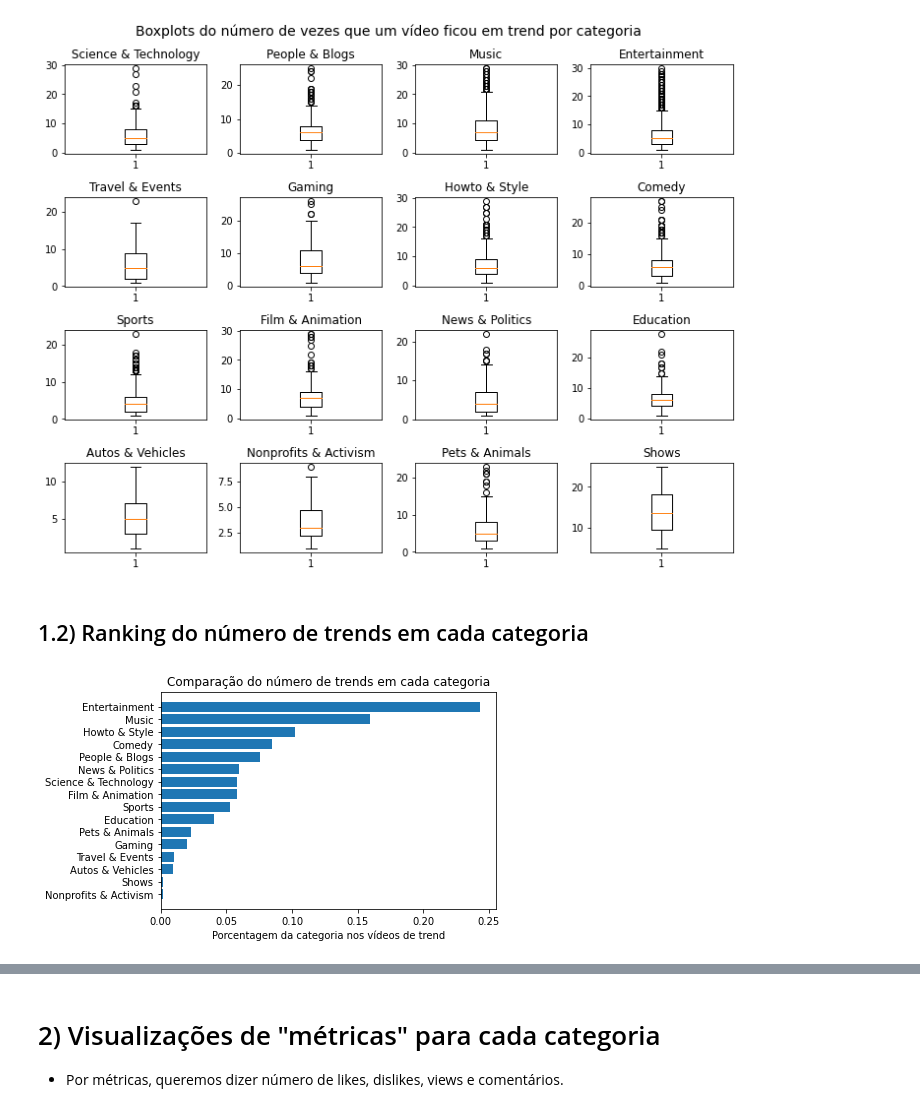
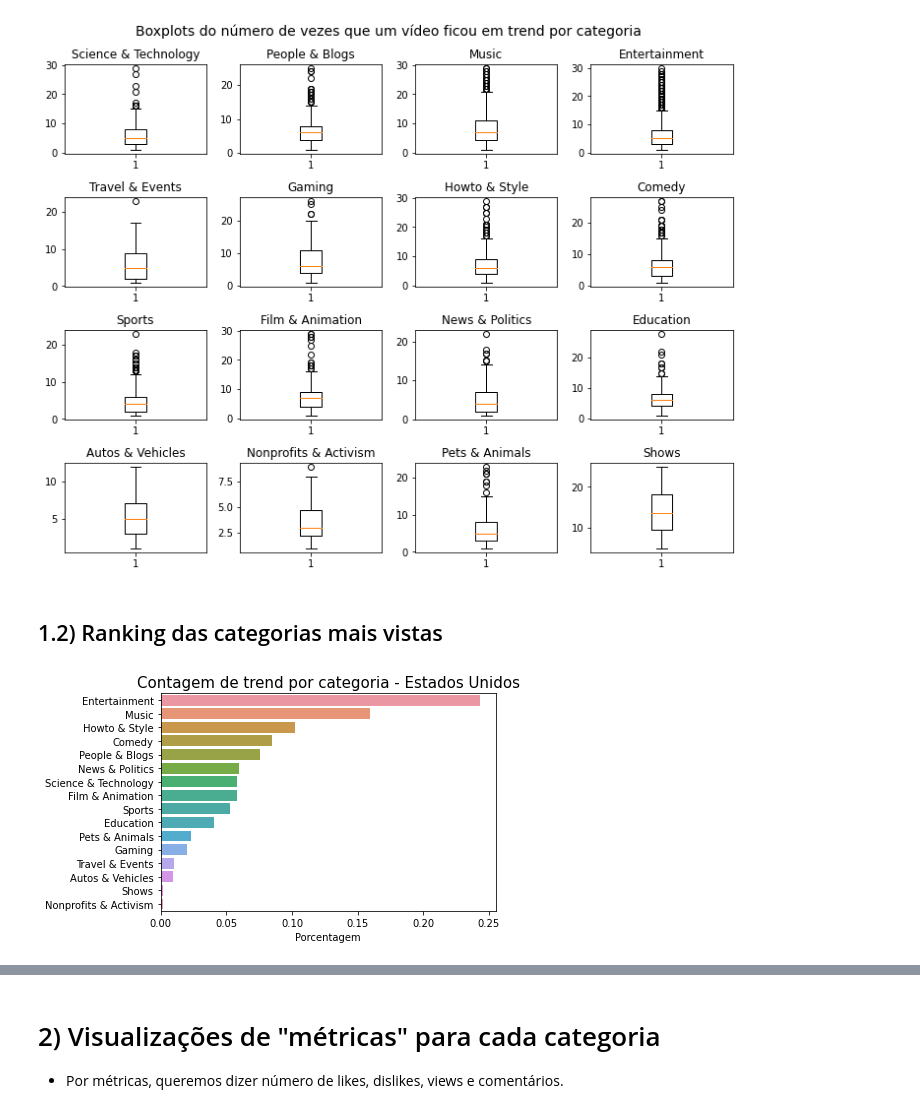
Before and after one commit to ThiagoPoppe/youtube-visualization, a Jupyter notebook: notebooks/analise_categorias.ipynb, the cells around one changed output, grey strips where cells are left out. Drawn from its saved outputs; the diff is of its cells as text; code cells hidden in the pictures.

Commit message:
Adding category analysis and word clouds

```diff
--- a/notebooks/analise_categorias.ipynb
+++ b/notebooks/analise_categorias.ipynb
@@ -76,15 +71,23 @@ fig.tight_layout()
 fig.show()
 # %% [output]
 [figure]
-# %% [markdown]
-## 1.2) Ranking do número de trends em cada categoria
-# %%
-trend_count = us_data.groupby('category_name').size()
-trend_count = (trend_count / sum(trend_count)).sort_values()
-
-plt.title('Comparação do número de trends em cada categoria')
-plt.xlabel('Porcentagem da categoria nos vídeos de trend')
-plt.barh(y=trend_count.index, width=trend_count.values)
-plt.show()
-# %% [output]
-[figure, removed]
+# %% [markdown]
+## 1.2) Ranking das categorias mais vistas
+# %%
+use_percentage = True
+country_code, country_name = 'US', 'Estados Unidos'
+
+data = load_data(country_code)
+
+category_counts = data.groupby('category_name').size()
+if use_percentage:
+    category_counts = (category_counts / sum(category_counts))
+
+category_counts = category_counts.sort_values(ascending=False)
+plt.title(f'Contagem de trend por categoria - {country_name}', fontsize=15)
+sns.barplot(x=category_counts.values, y=category_counts.index)
+plt.ylabel(None)
+plt.xlabel('Porcentagem' if use_percentage else 'Contagem de trend')
+plt.show()
+# %% [output]
+[figure, added]
```
Also changed, not shown: parts of 10 cells of this notebook, 2 other files.
